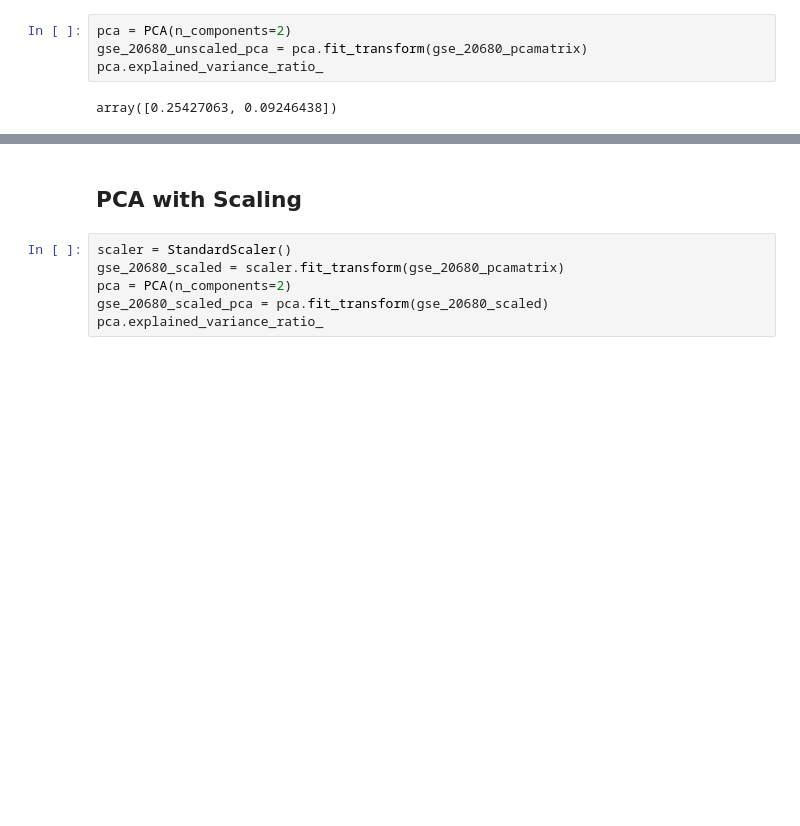
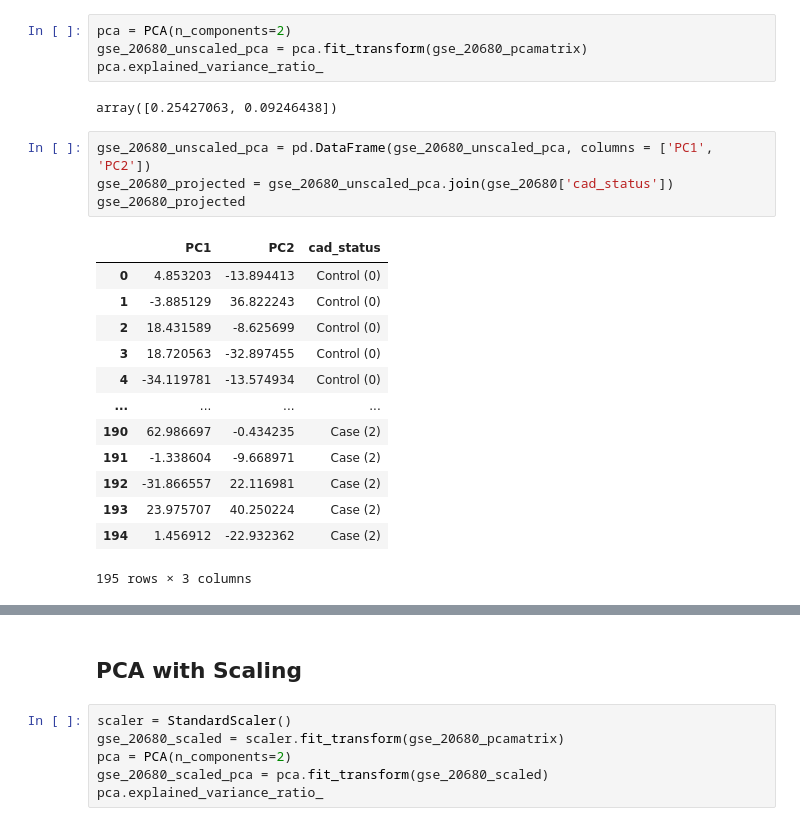
Before and after one commit to aszatrowski/BIOS26211_FinalProject, a Jupyter notebook: PCA1.ipynb, the cells around one changed output, grey strips where cells are left out. Cells and saved outputs as stored; diff of their text form; blank space fills up the shorter version.

```diff
--- a/PCA1.ipynb
+++ b/PCA1.ipynb
@@ -43,4 +43,22 @@ gse_20680_unscaled_pca = pca.fit_transform(gse_20680_pcamatrix)
 pca.explained_variance_ratio_
 # %% [output]
 array([0.25427063, 0.09246438])
+# %%
+gse_20680_unscaled_pca = pd.DataFrame(gse_20680_unscaled_pca, columns = ['PC1', 'PC2'])
+gse_20680_projected = gse_20680_unscaled_pca.join(gse_20680['cad_status'])
+gse_20680_projected
+# %% [output]
+|  | PC1 | PC2 | cad_status |
+| 0 | 4.853203 | -13.894413 | Control (0) |
+| 1 | -3.885129 | 36.822243 | Control (0) |
+| 2 | 18.431589 | -8.625699 | Control (0) |
+| 3 | 18.720563 | -32.897455 | Control (0) |
+| 4 | -34.119781 | -13.574934 | Control (0) |
+| ... | ... | ... | ... |
+| 190 | 62.986697 | -0.434235 | Case (2) |
+| 191 | -1.338604 | -9.668971 | Case (2) |
+| 192 | -31.866557 | 22.116981 | Case (2) |
+| 193 | 23.975707 | 40.250224 | Case (2) |
+| 194 | 1.456912 | -22.932362 | Case (2) |
+195 rows × 3 columns
 # %%
```
Also changed, not shown: parts of 5 cells of this notebook, 1 other file.
